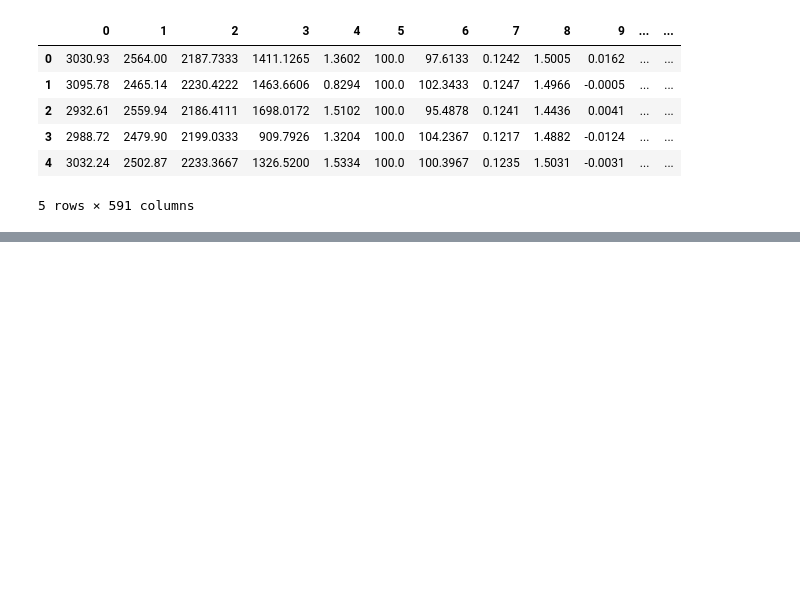
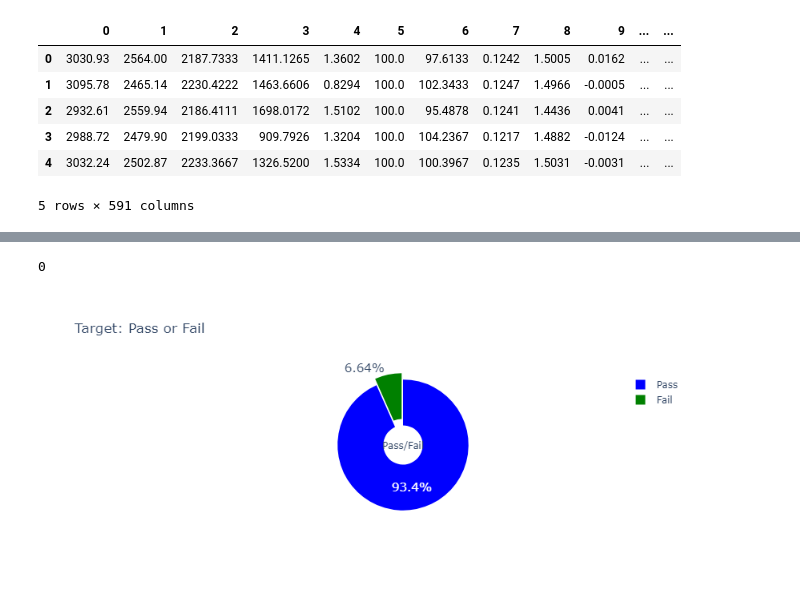
Before and after one commit to sdsc-bw/sdsc_blog, a Jupyter notebook: Use case3 - feature selection uci-secom.ipynb, the cells around one changed output, grey strips where cells are left out. Cells and saved outputs as stored; diff of their text form; code cells hidden in the pictures; blank space fills up the shorter version.

```diff
--- a/Use case3 - feature selection uci-secom.ipynb
+++ b/Use case3 - feature selection uci-secom.ipynb
@@ -95,0 +134,19 @@ profile
+# %%
+df = df.fillna(method = 'ffill').fillna(method = 'bfill')
+df.isna().sum().sum()
+# %% [output]
+0
+# %%
+size = df['Pass/Fail'].value_counts()
+labels = ['Pass', 'Fail']
+fig_pie = go.Figure(data=[go.Pie(labels=labels,
+                                         values=size,
+                                         pull=[0, 0.1],
+                                         hole=0.3)])
+fig_pie.update_traces(hoverinfo='label+percent', textinfo='percent', textfont_size=15,
+                      marker=dict(colors=['blue', 'green']))
+fig_pie.update_layout(title="Target: Pass or Fail",
+                      annotations=[dict(text='Pass/Fail', showarrow=False)])
+fig_pie.show()
+# %% [output]
+[figure, added]
```
Also changed, not shown: parts of 16 cells of this notebook.
